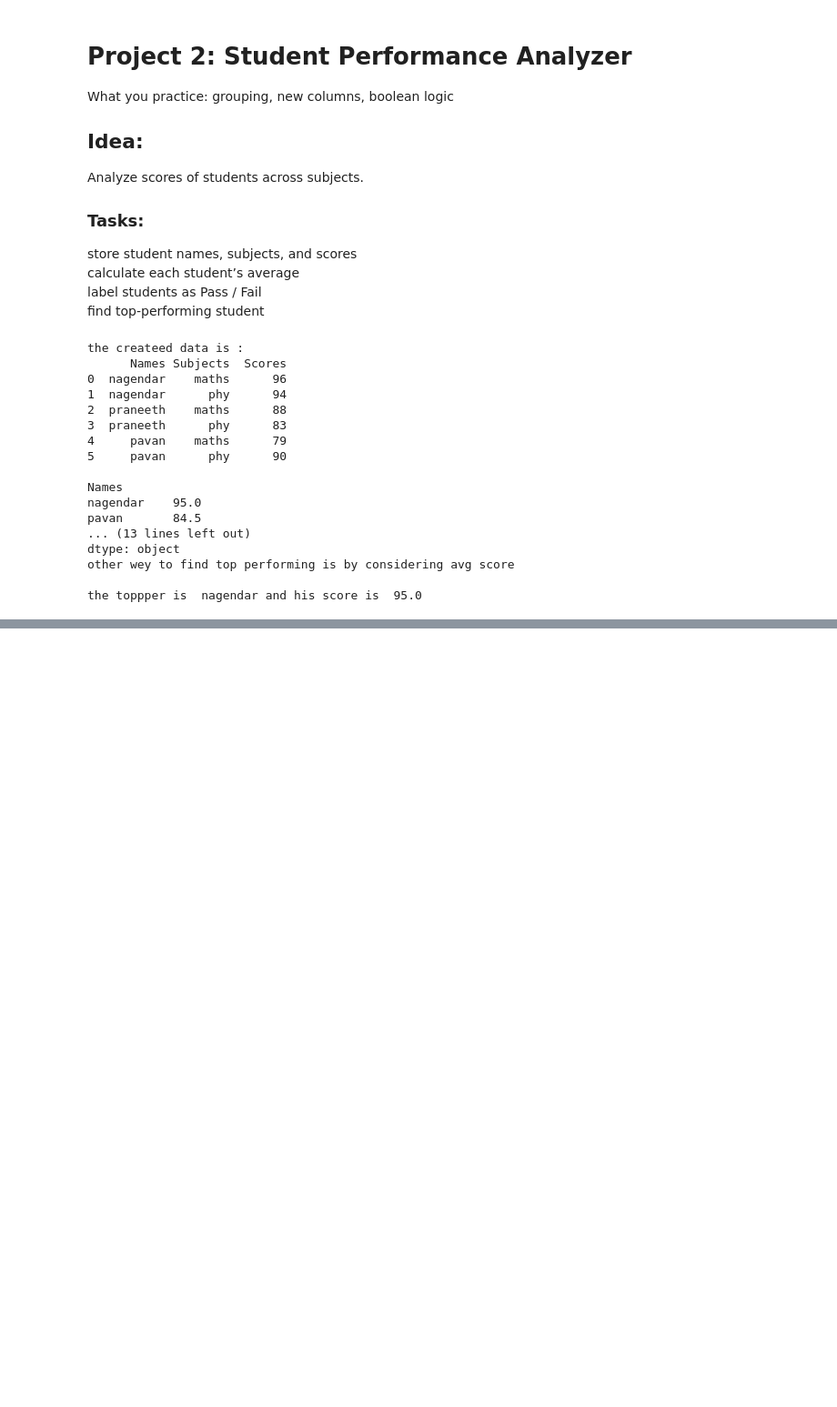
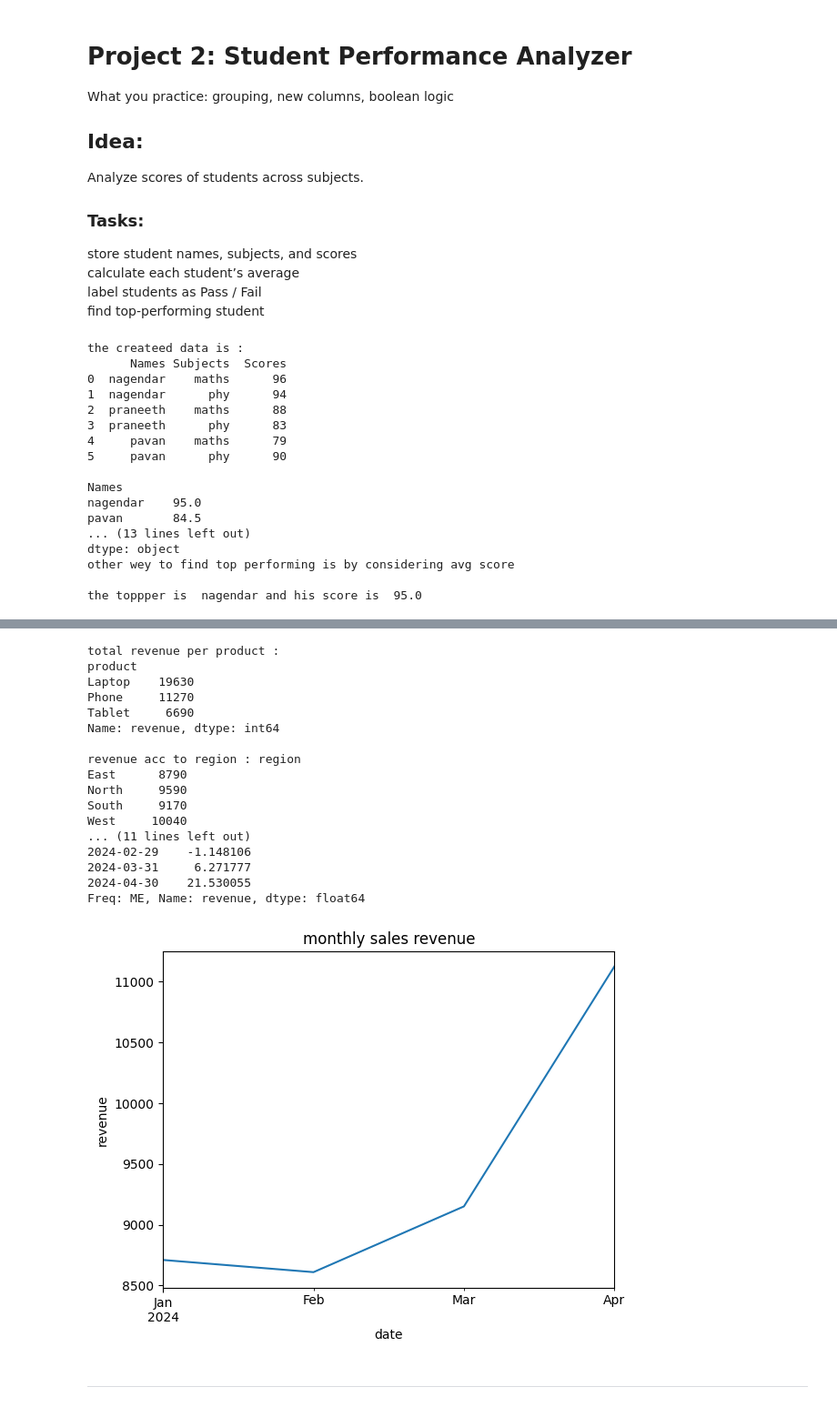
Before and after one commit to Nagendar23/Python-Libraries, a Jupyter notebook: Pandas_projects.ipynb, the cells around one changed output, grey strips where cells are left out. Shown at 91% size. Drawn from its saved outputs; the diff is of its cells as text; code cells hidden in the pictures; blank space fills up the shorter version.

```diff
--- a/Pandas_projects.ipynb
+++ b/Pandas_projects.ipynb
@@ -122,0 +209,55 @@ the toppper is  nagendar and his score is  95.0
+# %%
+import pandas as pd
+import matplotlib.pyplot as plt
+df = pd.read_csv('sales_data.csv')
+#better to change into actual date time format
+df['date'] = pd.to_datetime(df['date'])
+# print(df)
+print()
+
+#total revenue per product
+ttl_rev_per_prod   = df.groupby('product')['revenue'].sum()
+print('total revenue per product :')
+print(ttl_rev_per_prod)
+print()
+
+#best performing region
+revenue_by_region = df.groupby('region')['revenue'].sum()
+print('revenue acc to region :',revenue_by_region)
+bst_perform_reg = revenue_by_region.idxmax()
+print("The best performing refion is :",bst_perform_reg)
+print()
+# monthly sales growth
+
+# here we need to make the date as index
+df = df.set_index('date')
+# df['revenue'].plot(title='Sales over month')
+# plt.show()
+monthly_sales = df.resample('ME')['revenue'].sum()  # here we will consider acc to month and total of that month
+print(monthly_sales)
+monthly_growth = monthly_sales.pct_change()*100      #tcalculates how much sales changed compared to the previous month,
+print(monthly_growth)
+#visualizng it
+monthly_sales.plot(title='monthly sales revenue',ylabel='revenue')
+plt.show()
+# %% [output]
+total revenue per product :
+product
+Laptop    19630
+Phone     11270
+Tablet     6690
+Name: revenue, dtype: int64
+
+revenue acc to region : region
+East      8790
+North     9590
+South     9170
+West     10040
+... (11 lines left out)
+2024-02-29    -1.148106
+2024-03-31     6.271777
+2024-04-30    21.530055
+Freq: ME, Name: revenue, dtype: float64
+[figure, added]
+# %% [markdown]
+________________________________________________________________________________________________________________________________________________
```
Also changed, not shown: parts of 12 cells of this notebook, 4 other files.
